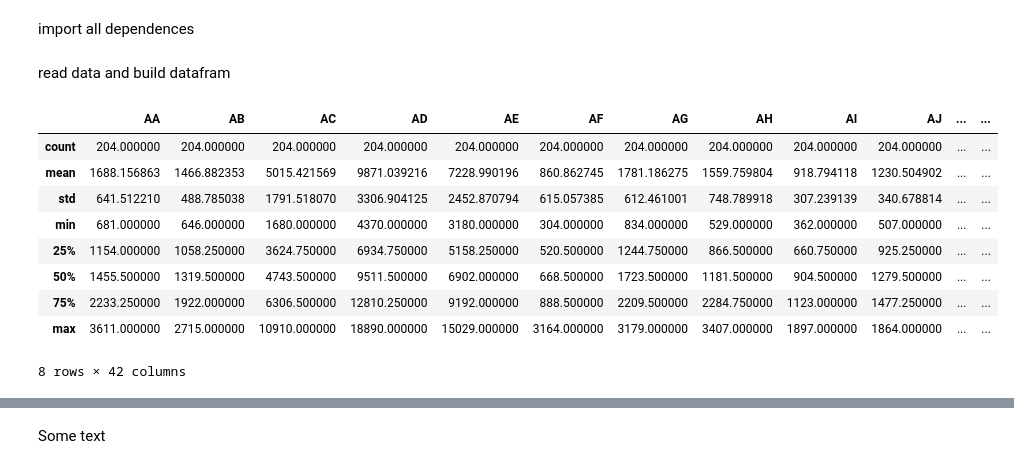
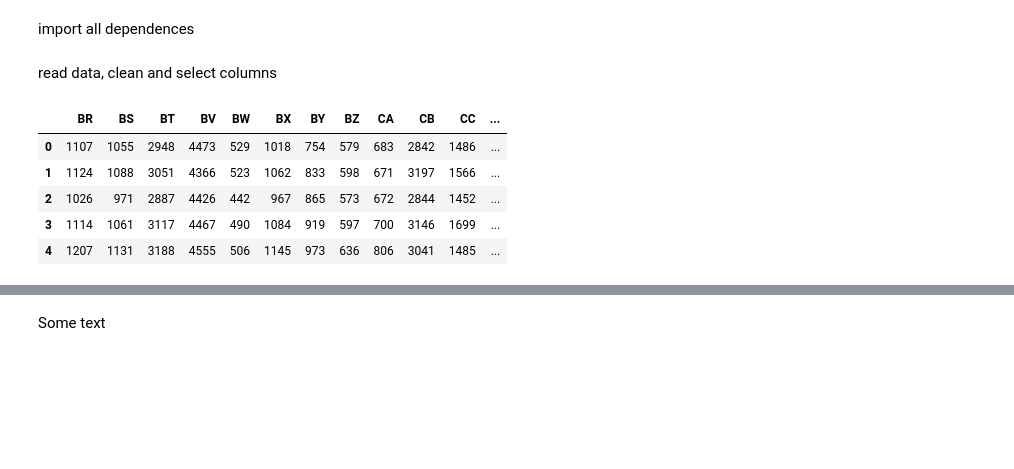
Before and after one commit to sebwdz/JobAnalysis, a Jupyter notebook: core/notebooks/cesatem_descriptive_analysis.ipynb, the cells around one changed output, grey strips where cells are left out. Drawn from its saved outputs; the diff is of its cells as text; code cells hidden in the pictures; blank space fills up the shorter version.

```diff
--- a/core/notebooks/cesatem_descriptive_analysis.ipynb
+++ b/core/notebooks/cesatem_descriptive_analysis.ipynb
@@ -8,17 +7,15 @@ from sklearn.decomposition import IncrementalPCA
 # %% [markdown]
-read data and build datafram
+read data, clean and select columns
 # %%
 data_frame = pd.read_csv("../data/raw/CESATEM.tsv", delimiter='\t')
 data_frame = data_frame.dropna(axis=1, how='any')
-data_frame.describe()
+columns = ["BR", "BS", "BT", "BV", "BW", "BX", "BY", "BZ", "CA", "CB", "CC", "CD"]
+data_frame = data_frame[columns + ["Date"]]
+data_frame.head()
 # %% [output]
-|  | AA | AB | AC | AD | AE | AF | AG | AH | AI | AJ | ... | ... |
-| count | 204.000000 | 204.000000 | 204.000000 | 204.000000 | 204.000000 | 204.000000 | 204.000000 | 204.000000 | 204.000000 | 204.000000 | ... | ... |
-| mean | 1688.156863 | 1466.882353 | 5015.421569 | 9871.039216 | 7228.990196 | 860.862745 | 1781.186275 | 1559.759804 | 918.794118 | 1230.504902 | ... | ... |
-| std | 641.512210 | 488.785038 | 1791.518070 | 3306.904125 | 2452.870794 | 615.057385 | 612.461001 | 748.789918 | 307.239139 | 340.678814 | ... | ... |
-| min | 681.000000 | 646.000000 | 1680.000000 | 4370.000000 | 3180.000000 | 304.000000 | 834.000000 | 529.000000 | 362.000000 | 507.000000 | ... | ... |
-| 25% | 1154.000000 | 1058.250000 | 3624.750000 | 6934.750000 | 5158.250000 | 520.500000 | 1244.750000 | 866.500000 | 660.750000 | 925.250000 | ... | ... |
-| 50% | 1455.500000 | 1319.500000 | 4743.500000 | 9511.500000 | 6902.000000 | 668.500000 | 1723.500000 | 1181.500000 | 904.500000 | 1279.500000 | ... | ... |
-| 75% | 2233.250000 | 1922.000000 | 6306.500000 | 12810.250000 | 9192.000000 | 888.500000 | 2209.500000 | 2284.750000 | 1123.000000 | 1477.250000 | ... | ... |
-| max | 3611.000000 | 2715.000000 | 10910.000000 | 18890.000000 | 15029.000000 | 3164.000000 | 3179.000000 | 3407.000000 | 1897.000000 | 1864.000000 | ... | ... |
+|  | BR | BS | BT | BV | BW | BX | BY | BZ | CA | CB | CC | ... |
+| 0 | 1107 | 1055 | 2948 | 4473 | 529 | 1018 | 754 | 579 | 683 | 2842 | 1486 | ... |
+| 1 | 1124 | 1088 | 3051 | 4366 | 523 | 1062 | 833 | 598 | 671 | 3197 | 1566 | ... |
+| 2 | 1026 | 971 | 2887 | 4426 | 442 | 967 | 865 | 573 | 672 | 2844 | 1452 | ... |
+| 3 | 1114 | 1061 | 3117 | 4467 | 490 | 1084 | 919 | 597 | 700 | 3146 | 1699 | ... |
+| 4 | 1207 | 1131 | 3188 | 4555 | 506 | 1145 | 973 | 636 | 806 | 3041 | 1485 | ... |
-8 rows × 42 columns
```
Also changed, not shown: parts of 20 cells of this notebook.
